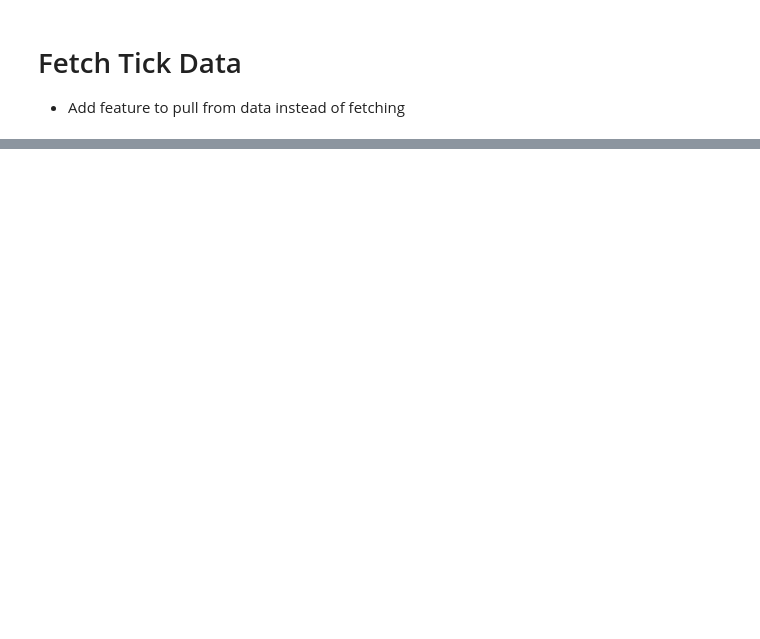
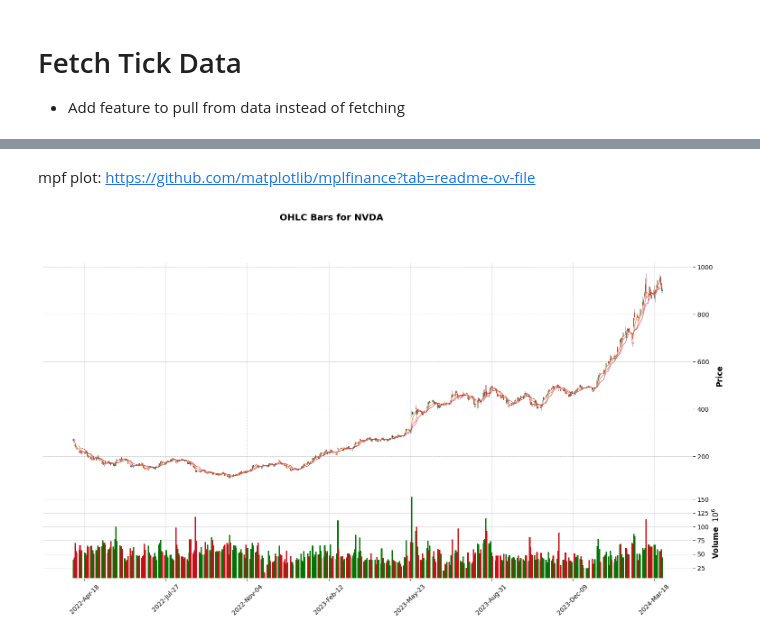
Before and after one commit to yiqwan/stock-forecast-with-nn, a Jupyter notebook: notebooks/yq.ipynb, the cells around one changed output, grey strips where cells are left out. Drawn from its saved outputs; the diff is of its cells as text; code cells hidden in the pictures; blank space fills up the shorter version.

Commit message:
Feat: OHLC graph

```diff
--- a/notebooks/yq.ipynb
+++ b/notebooks/yq.ipynb
@@ -111,0 +82,9 @@ except NameError:
+# %%
+df['Date'] = pd.to_datetime(df['Date'])
+df.set_index(keys="Date", inplace=True)
+# %% [markdown]
+mpf plot: https://github.com/matplotlib/mplfinance?tab=readme-ov-file
+# %%
+mpf.plot(df, type='candle', style='charles', figsize=(20, 10), title="OHLC Bars for NVDA", volume=True, show_nontrading=True, mav=(3, 6, 9))
+# %% [output]
+[figure, added]
```
Also changed, not shown: parts of 6 cells of this notebook.
